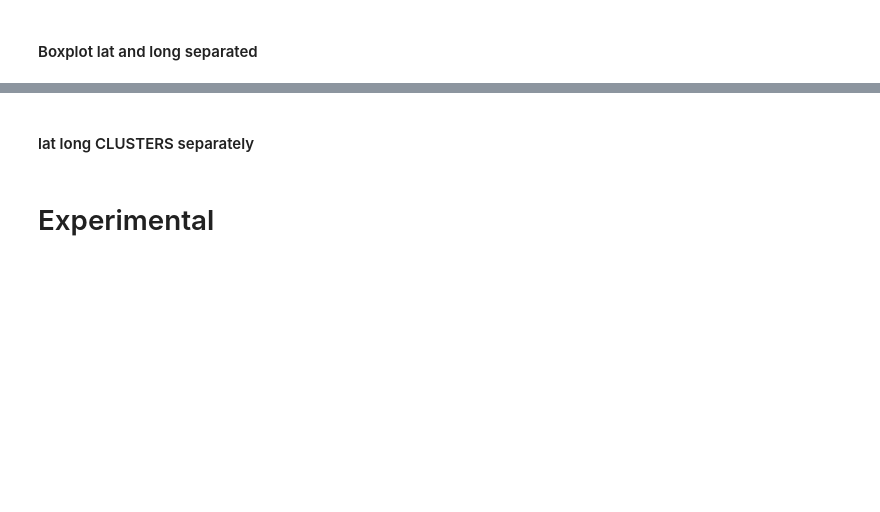
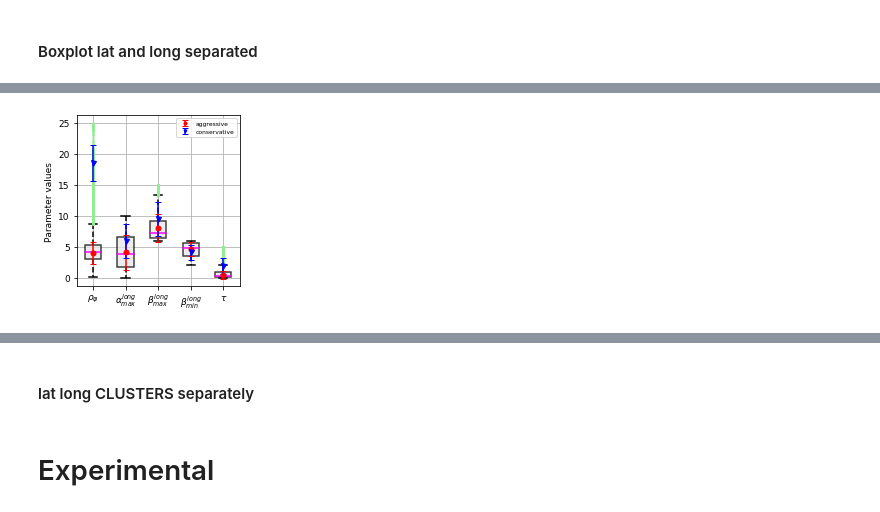
Before and after one commit to nellro/rgt, a Jupyter notebook: code/visualization/param_analysis.ipynb, the cells around one changed output, grey strips where cells are left out. Saved outputs shown, nothing was run; the diff lists cells and outputs as text; code cells hidden in the pictures; blank space fills up the shorter version.

```diff
--- a/code/visualization/param_analysis.ipynb
+++ b/code/visualization/param_analysis.ipynb
@@ -444,9 +479,9 @@ for sce in scenario_names[:4]:
                 ax1.legend(loc='upper right', fontsize=label_size)
 
     if check_collision:
-        figname = os.path.join(res_path, scenario + '_boxplot_collision.pdf')
+        figname = os.path.join(res_path, scenario + '_boxplot_collision.png')
     else:
-        figname = os.path.join(res_path, scenario + '_boxplot_no_collision.pdf')
+        figname = os.path.join(res_path, scenario + '_boxplot_no_collision.eps')
 
     plt.savefig(figname, dpi=200, bbox_inches='tight')
     plt.show()
@@ -461,11 +609,14 @@ for sce in scenario_names_:
     scenario = sce
     sce_index = scenario_names.index(scenario)
     print(sce_index)
-    var_names_with_units = [r'$\rho_\varphi$', r'$\alpha^{long}_{max}$', r'$\beta^{long}_{max}$',
-                            r'$\beta^{long}_{min}$', r'$\tau$', r'$\beta^{long}_{min,corr}$',
-                            r'$\alpha^{lat}_{max}$', r'$\beta^{lat}_{min}$', r'$\mu$']
+    var_names_with_units = [r'$\rho_\varphi$', r'$\alpha^{long}_{max}$',  r'$\beta^{long}_{max}$',
+                            r'$\beta^{long}_{min}$', r'$\tau$',
+                            r'$\alpha^{lat}_{max}$', r'$\beta^{lat}_{min}$', r'$\mu$', r'$\beta^{corr}_{min}$']
 
-    var_names = [rob, X1_name, X2_name, X3_name, X4_name, X8_name, X5_name, X6_name, X7_name]
+    var_names = [rob, X1_name, X2_name, X3_name, X4_name,  X5_name, X6_name, X7_name, X8_name]
+
+    beg = 0
+    end = 5
 
     print(var_names)
     print(var_names_with_units)
@@ -484,7 +635,12 @@ for sce in scenario_names_:
         var_names_with_units = var_names_with_units[:len(var_names)]
         label_size = 7
 
-    data = result_data[sce_index]
+    if check_collision:
+        data = result_data[-1]
+    else:
+        data = result_data[sce_index]
+
+
     print(data.keys())
 
     if data.shape[0] < 2:
@@ -493,10 +649,14 @@ for sce in scenario_names_:
     print('#############################################')
     print('scenario:', scenario)
 
-    fig, (ax1, ax2) = plt.subplots(1, 2, figsize=((7, 3)))
+    fig1, ax1 = plt.subplots(figsize=((3, 3)))
+    fig2, ax2 = plt.subplots(figsize=((3, 3)))
+
 
 #     ax1.set_ylabel('Parameter values - * [m/s^2], ** [s]', fontsize = label_size)
     ax1.set_ylabel('Parameter values', fontsize = label_size)
+    ax2.set_ylabel('Parameter values', fontsize = label_size)
+
 
     ax1.grid(zorder = 1)
     ax1.tick_params(labelsize = label_size)
@@ -530,8 +690,8 @@ for sce in scenario_names_:
                     color='k')
 
     #### Longitudinal
-    box_plot_desc = ax1.boxplot([data[col] for col in data if col in var_names[1:6]],
-                labels=var_names_with_units[1:6],
+    box_plot_desc = ax1.boxplot([data[col] for col in data if col in var_names[beg:end]],
+                labels=var_names_with_units[beg:end],
                 boxprops = boxprops,
                 capprops = capprops,
                 medianprops = medianprops,
@@ -544,7 +704,7 @@ for sce in scenario_names_:
     ##################################
     ### For printing medians
 
-    num_boxes = len(var_names[1:6])
+    num_boxes = len(var_names[beg:end])
     medians = np.empty(num_boxes)
     print('Long medians')
     for k in range(num_boxes):
@@ -559,8 +719,8 @@ for sce in scenario_names_:
     ##################################
     ### Lateral
 
-    box_plot_desc = ax2.boxplot([data[col] for col in data if col in var_names[6:]],
-                labels = var_names_with_units[6:],
+    box_plot_desc = ax2.boxplot([data[col] for col in data if col in var_names[end:]],
+                labels = var_names_with_units[end:],
                 boxprops = boxprops,
                 capprops = capprops,
                 medianprops = medianprops,
@@ -573,7 +733,7 @@ for sce in scenario_names_:
     ##################################
     ### For printing medians
     print('Lateral medians')
-    num_boxes = len(var_names[6:])
+    num_boxes = len(var_names[end:])
     medians = np.empty(num_boxes)
 
     for k in range(num_boxes):
@@ -583,16 +743,18 @@ for sce in scenario_names_:
         for j in range(2):
             medianX.append(med.get_xdata()[j])
             medianY.append(med.get_ydata()[j])
-        print(var_names[6+k],medianY)
+        print(var_names[end],medianY)
     ##################################
 
     plot_markers = ['ro', 'bv', 'ys', 'g+'] # per cluster
     color = ['red', 'blue']
 
     if check_collision == 0 and scenario == 'all':
-        ax3 = ax2.twinx()
-        ax3.set_ylabel('Robustness', fontsize = label_size)  # we already handled the x-label with ax1
-        ax3.tick_params(axis='y', labelsize = label_size)
+#         ax3 = ax2.twinx()
+#         ax3.set_ylabel('Robustness', fontsize = label_size)  # we already handled the x-label with ax1
+#         ax3.tick_params(axis='y', labelsize = label_size)
+#         ax3.get_xaxis().set_visible(False)
+#         ax3.grid()
 
 #         ax4 = ax1.twinx()
 #         ax4.set_ylabel('Robustness', fontsize = label_size)  # we already handled the x-label with ax1
@@ -625,20 +787,20 @@ for sce in scenario_names_:
 
                 rob_y = y_[0]
                 rob_std = std_[0]
-                rob_x = [len(var_names[1:6])]
+                rob_x = [len(var_names[beg:end])]
 #                 print(rob_x)
 #                 print(rob_y, rob_std)
 
 
 
-                x = np.array(range(1,len(var_names[1:6])+1))
+                x = np.array(range(1,len(var_names[beg:end])+1))
 
-                ax1.errorbar(x, y_[1:6], yerr=std_[1:6], fmt=plot_markers[i], capsize=3,
+                ax1.errorbar(x, y_[beg:end], yerr=std_[beg:end], fmt=plot_markers[i], capsize=3,
                              markersize=5, clip_on=False, label = cluster_label[i], zorder=10)
                 ax1.legend(loc='upper right', markerscale=0.6, fontsize = label_size-3)
 
-                x = np.array(range(1,len(var_names[6:])+1))
-                rob_x = [len(var_names[6:])]
+                x = np.array(range(1,len(var_names[end:])+1))
+                rob_x = [len(var_names[end:])]
 
 #                 print(rob_x)
 
@@ -646,24 +808,33 @@ for sce in scenario_names_:
 #                 ax4.errorbar([x[-1]+1], y=rob_y, yerr=rob_std, fmt=plot_markers[i], linewidth=3,
 #                              markersize=4, capsize=3, zorder=20, clip_on=False)
 
-                ax3.axis([0,len(var_names[6:])+1, 0, 22])
+#                 ax3.axis([0,0, 0, 22])
 
-                ax3.errorbar([x[-1]+1] ,y=rob_y, yerr=rob_std, fmt=plot_markers[i], linewidth=3,
-                             markersize=5, capsize=3, zorder=20, clip_on=False)
+#                 ax3.errorbar(0 ,y=rob_y, yerr=rob_std, fmt=plot_markers[i], linewidth=3,
+#                              markersize=5, capsize=3, zorder=20, clip_on=False)
 
-                ax2.errorbar(x, y_[6:], yerr=std_[6:], fmt=plot_markers[i], capsize=3,
+                ax2.errorbar(x, y_[end:], yerr=std_[end:], fmt=plot_markers[i], capsize=3,
                              markersize=5, clip_on=False, label = cluster_label[i], zorder=10)
-#                 ax2.legend(loc = 'upper left', fontsize = label_size-3)
+                ax2.legend(loc='upper right', markerscale=0.5, fontsize = label_size-3)
+
+
+    fig1.tight_layout()
+    fig2.tight_layout()
 
 
     if check_collision:
-        figname = os.path.join(res_path, scenario + '_boxplot_collision_global_cluster.pdf')
+        figname1 = os.path.join(res_path, scenario + '_boxplot_collision_global_cluster_long.eps')
+        figname2 = os.path.join(res_path, scenario + '_boxplot_collision_global_cluster_lat.eps')
+
     else:
-        figname = os.path.join(res_path, scenario + '_boxplot_no_collision_global_cluster.pdf')
-
-    plt.subplots_adjust(bottom=0.1, right=0.8, wspace = 0.3 , top=0.9)
-    plt.savefig(figname, dpi=200, bbox_inches='tight')
-    plt.show()
+        figname1 = os.path.join(res_path, scenario + '_boxplot_no_collision_global_cluster_long.eps')
+        figname2 = os.path.join(res_path, scenario + '_boxplot_no_collision_global_cluster_lat.eps')
 
 
-    plt.tight_layout()
+#     plt.subplots_adjust(bottom=0.1, right=0.8, wspace = 0.2 , top=0.9)
+    fig1.savefig(figname1, dpi=200, bbox_inches='tight')
+    fig2.savefig(figname2, dpi=200, bbox_inches='tight')
+
+    fig1.show()
+    fig2.show()
+# %% [output]
@@ -669,0 +875 @@ for sce in scenario_names_:
+[figure, added]
```
Also changed, not shown: parts of 6 cells of this notebook, 9 other files.
